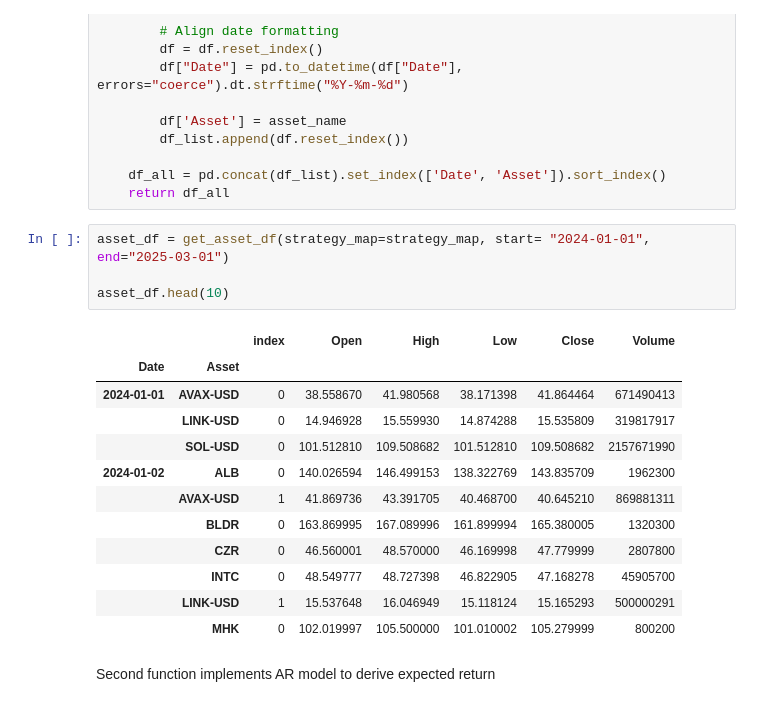
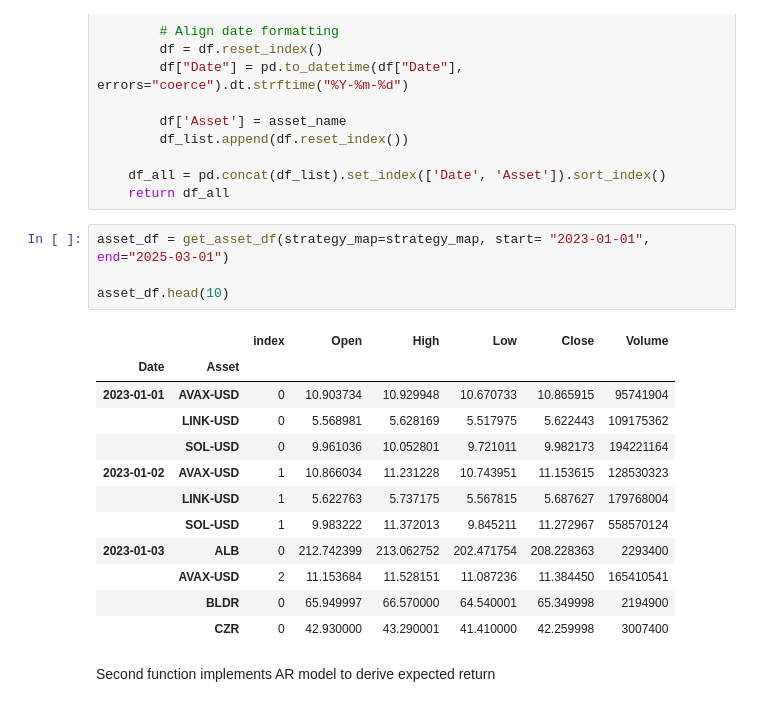
Before and after one commit to shaeanneeu/cryptoto, a Jupyter notebook: notebooks/autotrade_mechanism.ipynb, the cells around one changed output. Saved outputs shown, nothing was run; the diff lists cells and outputs as text.

```diff
--- a/notebooks/autotrade_mechanism.ipynb
+++ b/notebooks/autotrade_mechanism.ipynb
@@ -90,22 +90,22 @@ def get_asset_df(strategy_map, start, end):
     df_all = pd.concat(df_list).set_index(['Date', 'Asset']).sort_index()
     return df_all
 # %%
-asset_df = get_asset_df(strategy_map=strategy_map, start= "2024-01-01", end="2025-03-01")
+asset_df = get_asset_df(strategy_map=strategy_map, start= "2023-01-01", end="2025-03-01")
 
 asset_df.head(10)
 # %% [output]
 |  |  | index | Open | High | Low | Close | Volume |
 | Date | Asset |  |  |  |  |  |  |
-| 2024-01-01 | AVAX-USD | 0 | 38.558670 | 41.980568 | 38.171398 | 41.864464 | 671490413 |
-|  | LINK-USD | 0 | 14.946928 | 15.559930 | 14.874288 | 15.535809 | 319817917 |
-|  | SOL-USD | 0 | 101.512810 | 109.508682 | 101.512810 | 109.508682 | 2157671990 |
-| 2024-01-02 | ALB | 0 | 140.026594 | 146.499153 | 138.322769 | 143.835709 | 1962300 |
-|  | AVAX-USD | 1 | 41.869736 | 43.391705 | 40.468700 | 40.645210 | 869881311 |
-|  | BLDR | 0 | 163.869995 | 167.089996 | 161.899994 | 165.380005 | 1320300 |
-|  | CZR | 0 | 46.560001 | 48.570000 | 46.169998 | 47.779999 | 2807800 |
-|  | INTC | 0 | 48.549777 | 48.727398 | 46.822905 | 47.168278 | 45905700 |
-|  | LINK-USD | 1 | 15.537648 | 16.046949 | 15.118124 | 15.165293 | 500000291 |
-|  | MHK | 0 | 102.019997 | 105.500000 | 101.010002 | 105.279999 | 800200 |
+| 2023-01-01 | AVAX-USD | 0 | 10.903734 | 10.929948 | 10.670733 | 10.865915 | 95741904 |
+|  | LINK-USD | 0 | 5.568981 | 5.628169 | 5.517975 | 5.622443 | 109175362 |
+|  | SOL-USD | 0 | 9.961036 | 10.052801 | 9.721011 | 9.982173 | 194221164 |
+| 2023-01-02 | AVAX-USD | 1 | 10.866034 | 11.231228 | 10.743951 | 11.153615 | 128530323 |
+|  | LINK-USD | 1 | 5.622763 | 5.737175 | 5.567815 | 5.687627 | 179768004 |
+|  | SOL-USD | 1 | 9.983222 | 11.372013 | 9.845211 | 11.272967 | 558570124 |
+| 2023-01-03 | ALB | 0 | 212.742399 | 213.062752 | 202.471754 | 208.228363 | 2293400 |
+|  | AVAX-USD | 2 | 11.153684 | 11.528151 | 11.087236 | 11.384450 | 165410541 |
+|  | BLDR | 0 | 65.949997 | 66.570000 | 64.540001 | 65.349998 | 2194900 |
+|  | CZR | 0 | 42.930000 | 43.290001 | 41.410000 | 42.259998 | 3007400 |
 # %% [markdown]
 Second function implements AR model to derive expected return
 # %%
```
Also changed, not shown: parts of 14 cells of this notebook, 2 other files.
